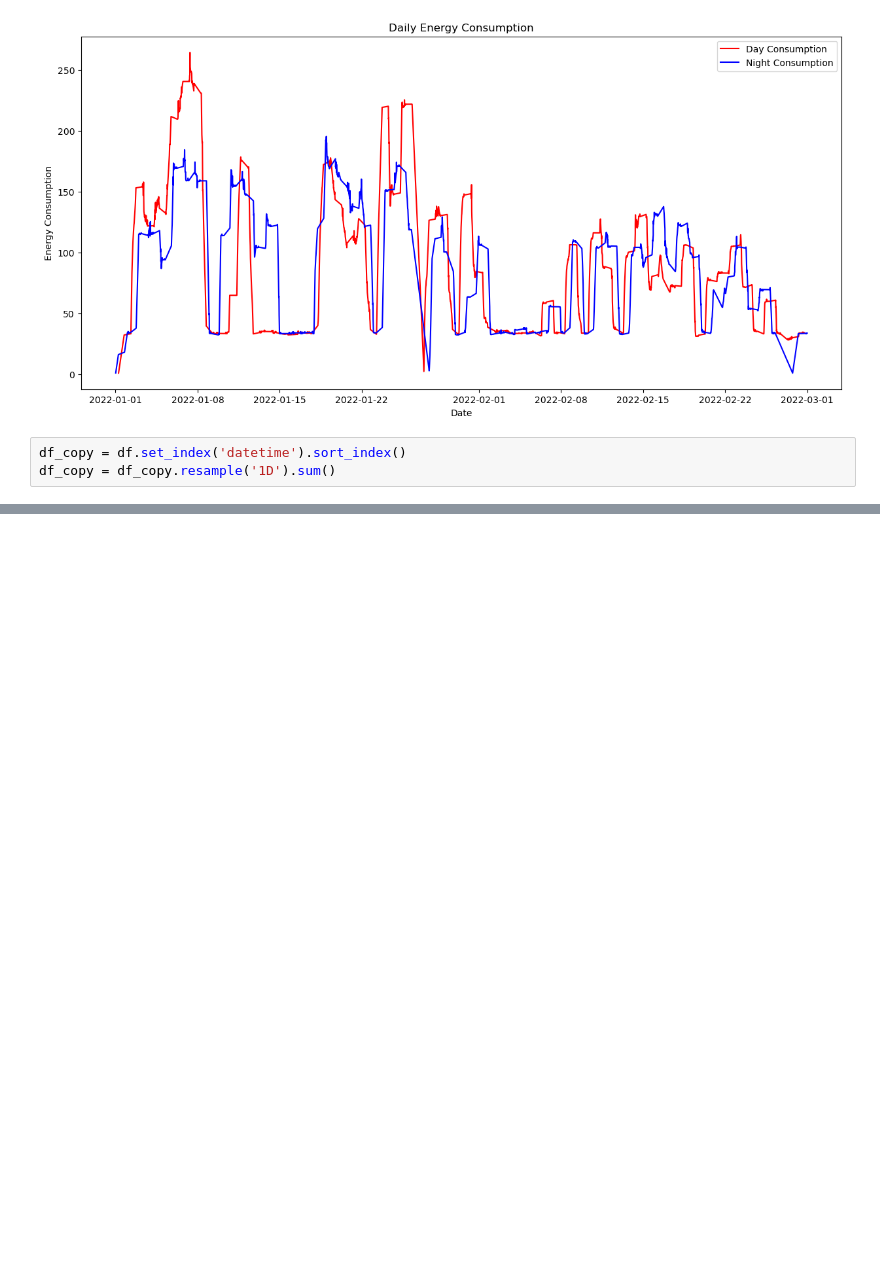
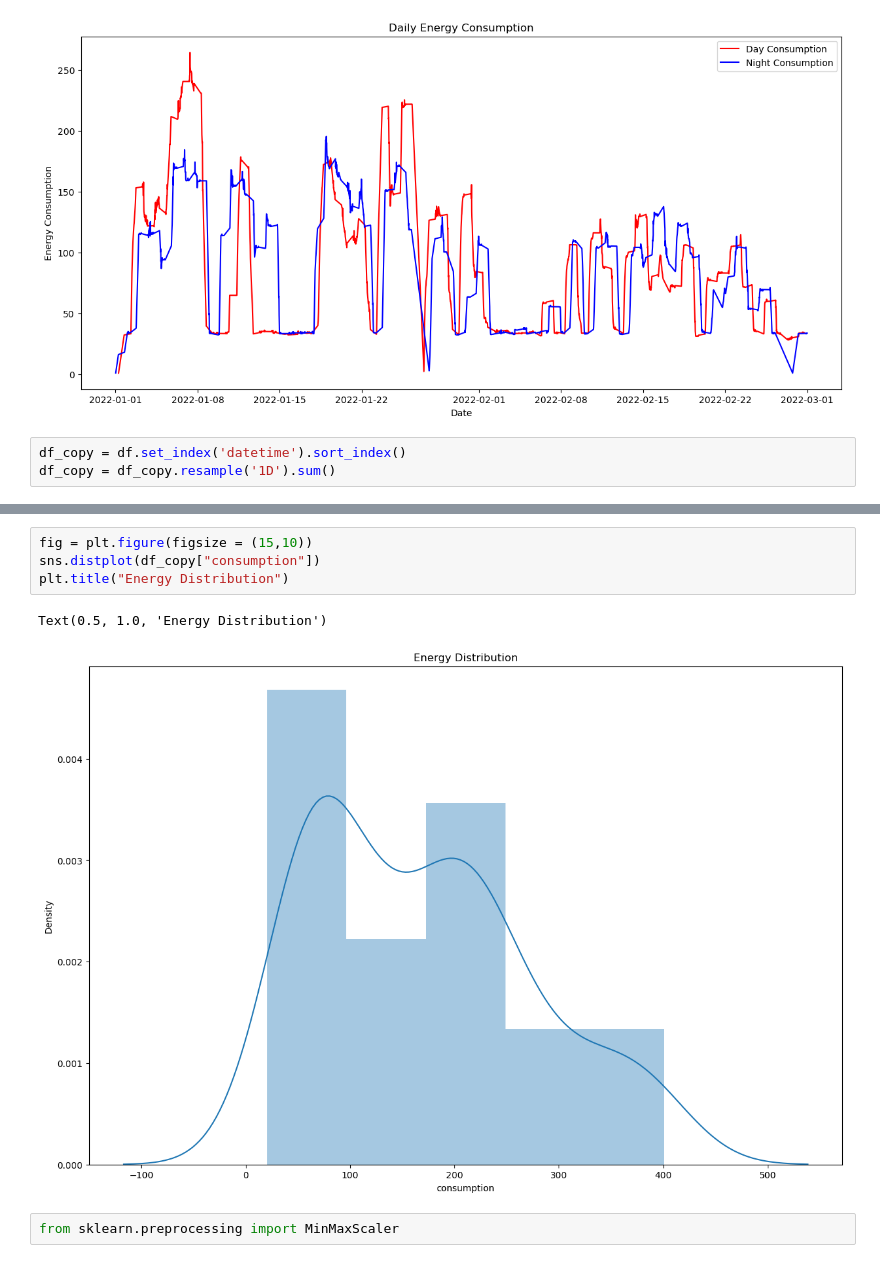
Before and after one commit to SCOR-3/Amazon.CO2-DataVisualisation, a Jupyter notebook: EnergyConsumptionPredictionModel .ipynb, the cells around one changed output, grey strips where cells are left out. Drawn from its saved outputs; the diff is of its cells as text; blank space fills up the shorter version.

```diff
--- a/EnergyConsumptionPredictionModel .ipynb
+++ b/EnergyConsumptionPredictionModel .ipynb
@@ -174,0 +181,9 @@ TypeError: Index(...) must be called with a collection of some kind, 'seasonal'
+# %%
+fig = plt.figure(figsize = (15,10))
+sns.distplot(df_copy["consumption"])
+plt.title("Energy Distribution")
+# %% [output]
+Text(0.5, 1.0, 'Energy Distribution')
+[figure, added]
+# %%
+from sklearn.preprocessing import MinMaxScaler
```
Also changed, not shown: parts of 8 cells of this notebook.
